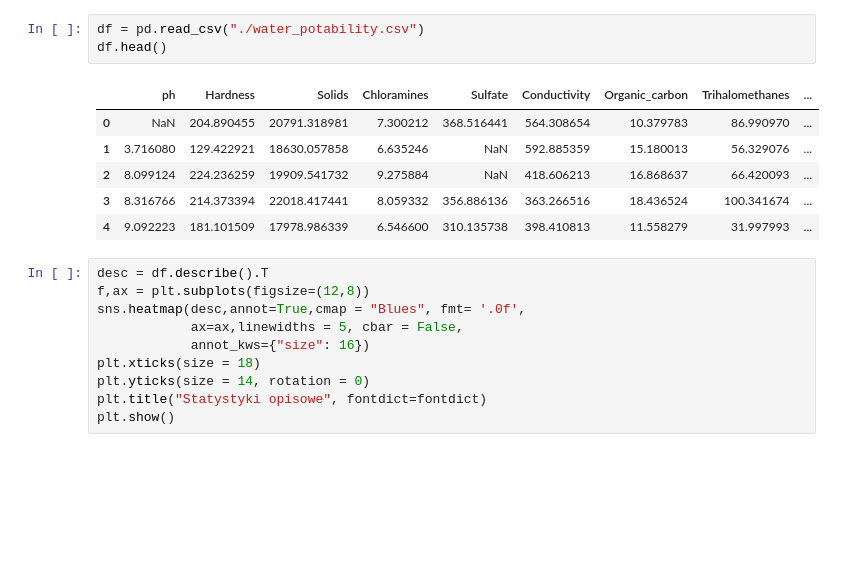
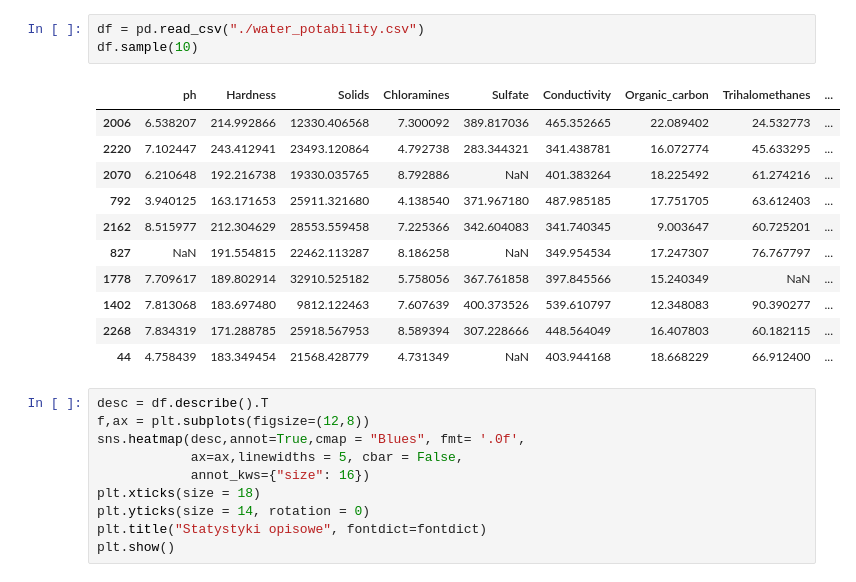
Before and after one commit to mikolaj-halemba/Water-Quality-, a Jupyter notebook: water_quality.ipynb, the cells around one changed output. Drawn from its saved outputs; the diff is of its cells as text; blank space fills up the shorter version.

```diff
--- a/water_quality.ipynb
+++ b/water_quality.ipynb
@@ -47,14 +50,19 @@ from warnings import filterwarnings
 filterwarnings('ignore')
 # %%
 df = pd.read_csv("./water_potability.csv")
-df.head()
+df.sample(10)
 # %% [output]
 |  | ph | Hardness | Solids | Chloramines | Sulfate | Conductivity | Organic_carbon | Trihalomethanes | ... |
-| 0 | NaN | 204.890455 | 20791.318981 | 7.300212 | 368.516441 | 564.308654 | 10.379783 | 86.990970 | ... |
-| 1 | 3.716080 | 129.422921 | 18630.057858 | 6.635246 | NaN | 592.885359 | 15.180013 | 56.329076 | ... |
-| 2 | 8.099124 | 224.236259 | 19909.541732 | 9.275884 | NaN | 418.606213 | 16.868637 | 66.420093 | ... |
-| 3 | 8.316766 | 214.373394 | 22018.417441 | 8.059332 | 356.886136 | 363.266516 | 18.436524 | 100.341674 | ... |
-| 4 | 9.092223 | 181.101509 | 17978.986339 | 6.546600 | 310.135738 | 398.410813 | 11.558279 | 31.997993 | ... |
+| 2006 | 6.538207 | 214.992866 | 12330.406568 | 7.300092 | 389.817036 | 465.352665 | 22.089402 | 24.532773 | ... |
+| 2220 | 7.102447 | 243.412941 | 23493.120864 | 4.792738 | 283.344321 | 341.438781 | 16.072774 | 45.633295 | ... |
+| 2070 | 6.210648 | 192.216738 | 19330.035765 | 8.792886 | NaN | 401.383264 | 18.225492 | 61.274216 | ... |
+| 792 | 3.940125 | 163.171653 | 25911.321680 | 4.138540 | 371.967180 | 487.985185 | 17.751705 | 63.612403 | ... |
+| 2162 | 8.515977 | 212.304629 | 28553.559458 | 7.225366 | 342.604083 | 341.740345 | 9.003647 | 60.725201 | ... |
+| 827 | NaN | 191.554815 | 22462.113287 | 8.186258 | NaN | 349.954534 | 17.247307 | 76.767797 | ... |
+| 1778 | 7.709617 | 189.802914 | 32910.525182 | 5.758056 | 367.761858 | 397.845566 | 15.240349 | NaN | ... |
+| 1402 | 7.813068 | 183.697480 | 9812.122463 | 7.607639 | 400.373526 | 539.610797 | 12.348083 | 90.390277 | ... |
+| 2268 | 7.834319 | 171.288785 | 25918.567953 | 8.589394 | 307.228666 | 448.564049 | 16.407803 | 60.182115 | ... |
+| 44 | 4.758439 | 183.349454 | 21568.428779 | 4.731349 | NaN | 403.944168 | 18.668229 | 66.912400 | ... |
 # %%
 desc = df.describe().T
 f,ax = plt.subplots(figsize=(12,8))
```
Also changed, not shown: parts of 14 cells of this notebook.
